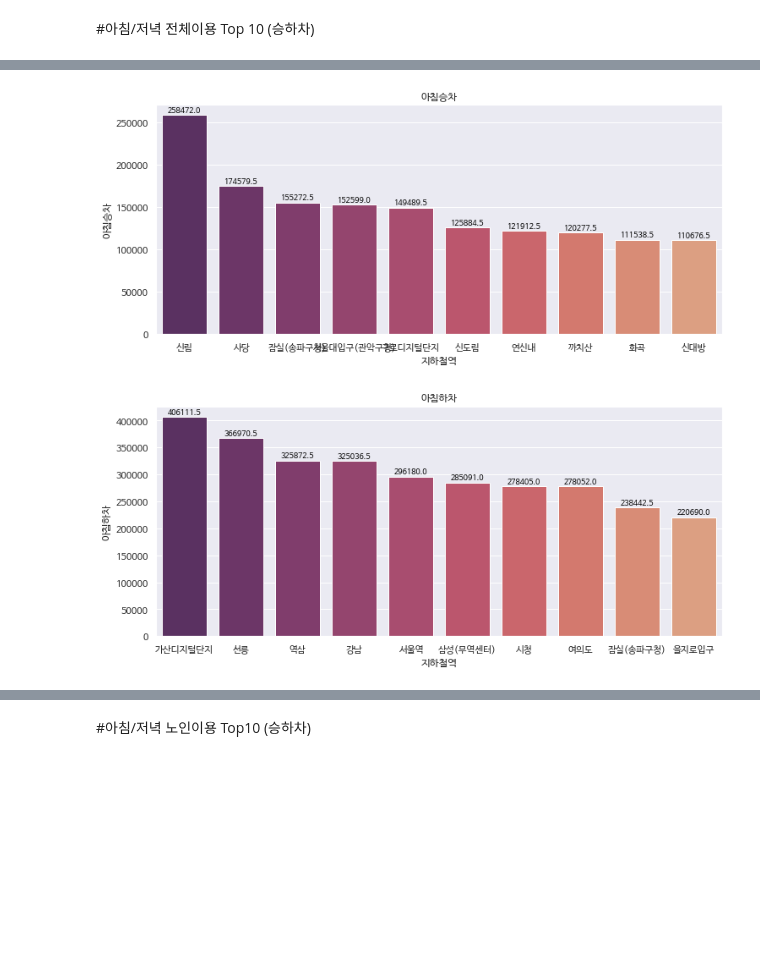
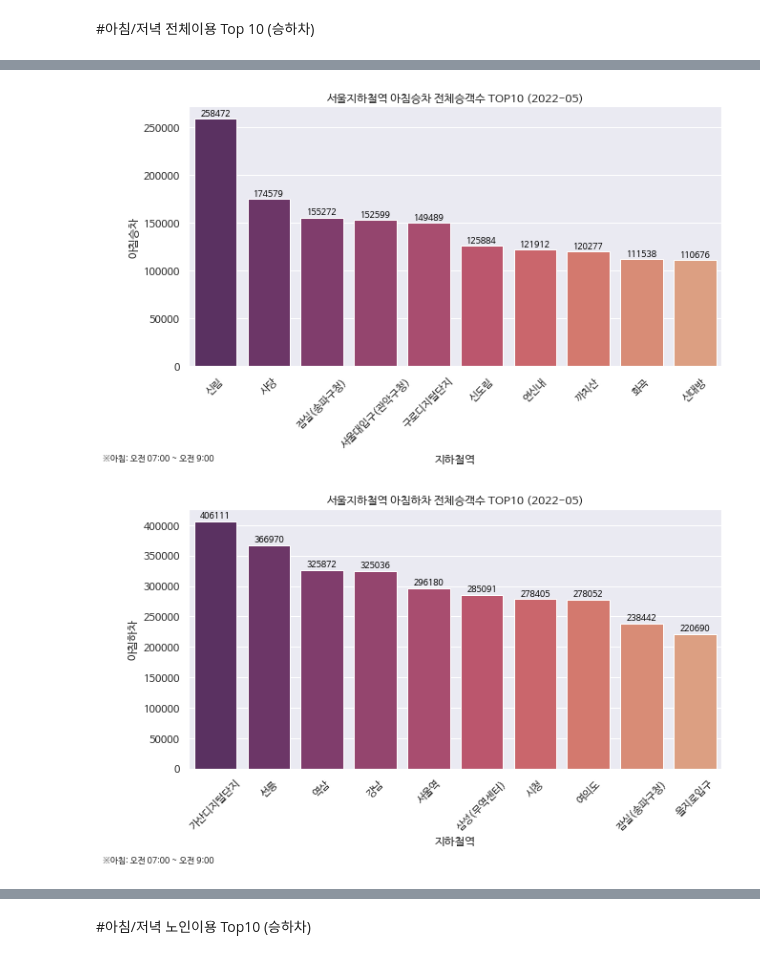
Before and after one commit to lg960214/DACON_Seoul_6, a Jupyter notebook: user_Top10.ipynb, the cells around one changed output, grey strips where cells are left out. Drawn from its saved outputs; the diff is of its cells as text; code cells hidden in the pictures; blank space fills up the shorter version.

```diff
--- a/user_Top10.ipynb
+++ b/user_Top10.ipynb
@@ -89,6 +68,7 @@ for s in ['아침승차', '아침하차', '점심승차', '점심하차', '저
   df[s] = df[time_dict[s]].mean(axis=1)
 
 #아침승하차, 저녁승하차
-df2=df[['지하철역','아침승차','아침하차','저녁승차','저녁하차']]
+df2=df[['아침승차','아침하차','저녁승차','저녁하차']].astype(int)
+df2.insert(0,'지하철역',df['지하철역'])
 df2['아침승하차']=df2['아침승차']+df2['아침하차']
 df2['저녁승하차']=df2['저녁승차']+df2['저녁하차']
@@ -130,9 +87,11 @@ df2_am
 # %%
-sns.set(rc={"figure.figsize":(12, 5)})
+sns.set(rc={"figure.figsize":(10, 5)})
 plt.rc('font', family='NanumBarunGothic')
 x=df2_am['지하철역']
 y=df2_am['아침승하차']
-sns.barplot(x=x,y=y,palette="mako").set(title='아침승하차')
+sns.barplot(x=x,y=y,palette="mako").set(title='서울 지하철 아침승하차 전체승객수 집계(2022-05)')
+plt.xticks(rotation=45)
+plt.figtext(0, -0.15, '※아침: 오전 07:00 ~ 오전 9:00', fontSize=9)
 #수치값 표시
 for i, v in enumerate(df2_am.index):
     plt.text(v, y[i], y[i],
@@ -152,11 +111,13 @@ df2_pm=(df2
         .reset_index(drop=True)
         .iloc[:10]
         )
-sns.set(rc={"figure.figsize":(12, 5)})
+sns.set(rc={"figure.figsize":(10, 5)})
 plt.rc('font', family='NanumBarunGothic')
 x=df2_pm['지하철역']
 y=df2_pm['저녁승하차']
-sns.barplot(x=x,y=y,palette="mako").set(title='저녁승하차')
+sns.barplot(x=x,y=y,palette="mako").set(title='서울지하철역 저녁승하차 전체승객수 TOP10 (2022-05)')
+plt.figtext(0, -0.15, '※저녁: 오후 18:00 ~ 오후 20:00', fontSize=9)
+plt.xticks(rotation=45)
 #수치값 표시
 for i, v in enumerate(df2_pm.index):
     plt.text(v, y[i], y[i],
@@ -170,31 +131,32 @@ plt.show()
 # %%
 #아침승차
 df2_am_on=(df[['지하철역','아침승차']]
         .sort_values('아침승차',ascending=False)
         .reset_index(drop=True)
         .iloc[:10]
         )
-
-sns.set(rc={"figure.figsize":(12, 5)})
+df2_am_on['아침승차']=df2_am_on['아침승차'].astype(int)
+sns.set(rc={"figure.figsize":(10, 5)})
 plt.rc('font', family='NanumBarunGothic')
 x=df2_am_on['지하철역']
 y=df2_am_on['아침승차']
 
 #색상선택
 palette = sns.color_palette("flare",n_colors=10)
 palette.reverse()
-p=sns.barplot(x=x,y=y,data=df2_am_on,palette=palette).set(title='아침승차')
-
+p=sns.barplot(x=x,y=y,data=df2_am_on,palette=palette).set(title='서울지하철역 아침승차 전체승객수 TOP10 (2022-05)')
+plt.figtext(0, -0.15, '※아침: 오전 07:00 ~ 오전 9:00', fontSize=9)
+plt.xticks(rotation=45)
 #수치값 표시
 for i, v in enumerate(df2_am_on.index):
     plt.text(v, y[i], y[i],
              fontsize = 9,
              color='black',
              horizontalalignment='center',
              verticalalignment='bottom')
 plt.show()
 # %% [output]
-[figure, old version]
+[figure, new version]
 # %%
 #아침하차
 df2_am_off=(df[['지하철역','아침하차']]
@@ -202,8 +164,8 @@ df2_am_off=(df[['지하철역','아침하차']]
         .reset_index(drop=True)
         .iloc[:10]
         )
-
-sns.set(rc={"figure.figsize":(12, 5)})
+df2_am_off['아침하차']=df2_am_off['아침하차'].astype(int)
+sns.set(rc={"figure.figsize":(10, 5)})
 plt.rc('font', family='NanumBarunGothic')
 x=df2_am_off['지하철역']
 y=df2_am_off['아침하차']
@@ -211,7 +173,9 @@ y=df2_am_off['아침하차']
 #색상선택
 palette = sns.color_palette("flare",n_colors=10)
 palette.reverse()
-sns.barplot(x=x,y=y,data=df2_am_on,palette=palette).set(title='아침하차')
+sns.barplot(x=x,y=y,data=df2_am_on,palette=palette).set(title='서울지하철역 아침하차 전체승객수 TOP10 (2022-05)')
+plt.figtext(0, -0.15, '※아침: 오전 07:00 ~ 오전 9:00', fontSize=9)
+plt.xticks(rotation=45)
 
 #수치값 표시
 for i, v in enumerate(df2_am_off.index):
@@ -222,7 +186,7 @@ for i, v in enumerate(df2_am_off.index):
              verticalalignment='bottom')
 plt.show()
 # %% [output]
-[figure, old version]
+[figure, new version]
 # %%
 #저녁승차
 df2_pm_on=(df[['지하철역','저녁승차']]
```
Also changed, not shown: parts of 20 cells of this notebook.
